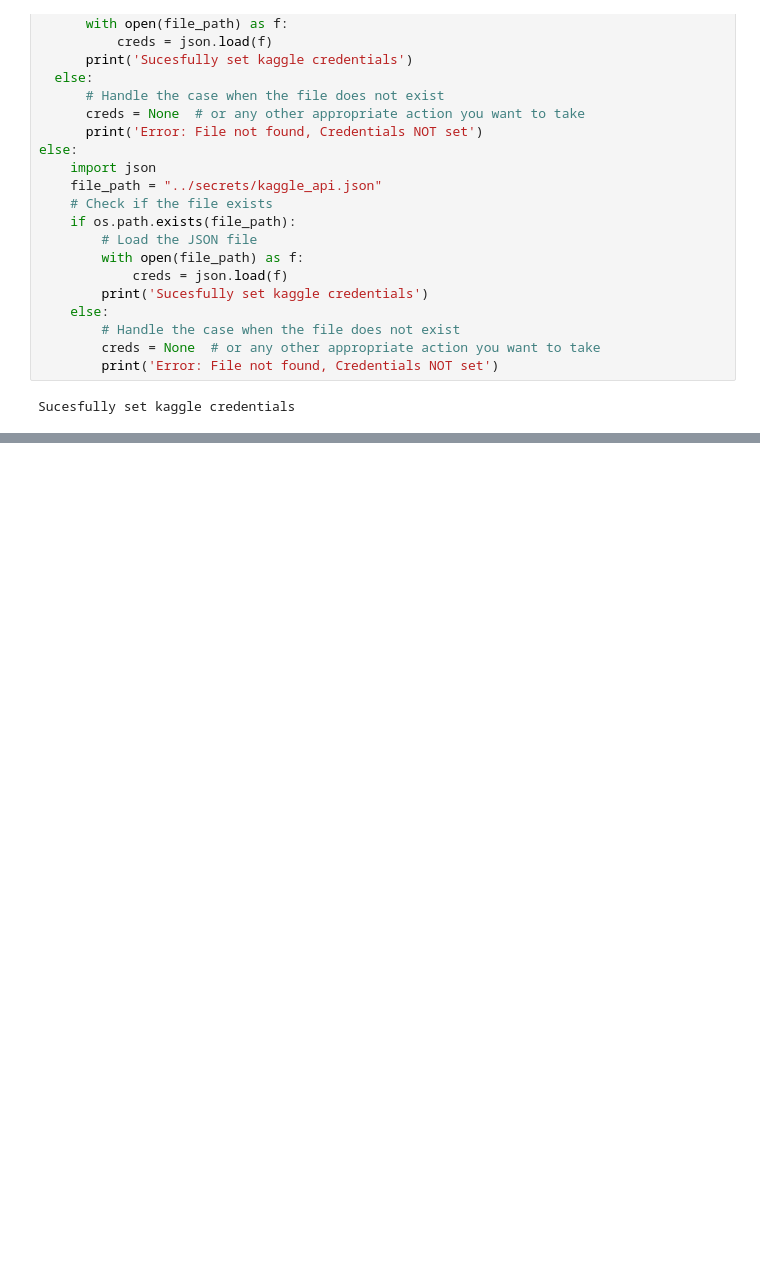
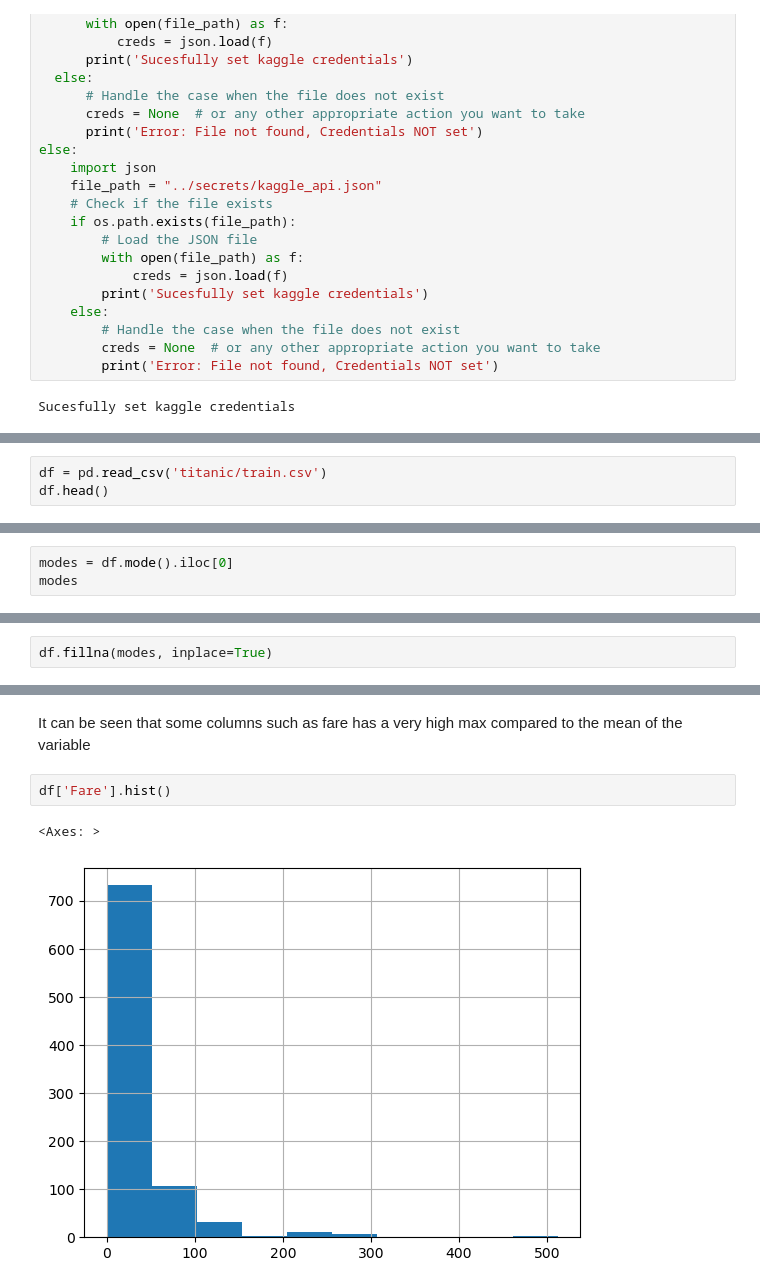
Before and after one commit to jalkestrup/fastai_course, a Jupyter notebook: 05_from_scratch/titanic.ipynb, the cells around one changed output, grey strips where cells are left out. Drawn from its saved outputs; the diff is of its cells as text; blank space fills up the shorter version.

```diff
--- a/05_from_scratch/titanic.ipynb
+++ b/05_from_scratch/titanic.ipynb
@@ -85,0 +98,3 @@ gender_submission.csv  test.csv  train.csv
+# %%
+df = pd.read_csv('titanic/train.csv')
+df.head()
@@ -85,0 +128,3 @@ gender_submission.csv  test.csv  train.csv
+# %%
+modes = df.mode().iloc[0]
+modes
@@ -85,0 +147,2 @@ gender_submission.csv  test.csv  train.csv
+# %%
+df.fillna(modes, inplace=True)
@@ -85,0 +180,7 @@ gender_submission.csv  test.csv  train.csv
+# %% [markdown]
+It can  be seen that some columns such as fare has a very high max compared to the mean of the variable
+# %%
+df['Fare'].hist()
+# %% [output]
+<Axes: >
+[figure, added]
```
Also changed, not shown: parts of 96 cells of this notebook, 2 other files.
